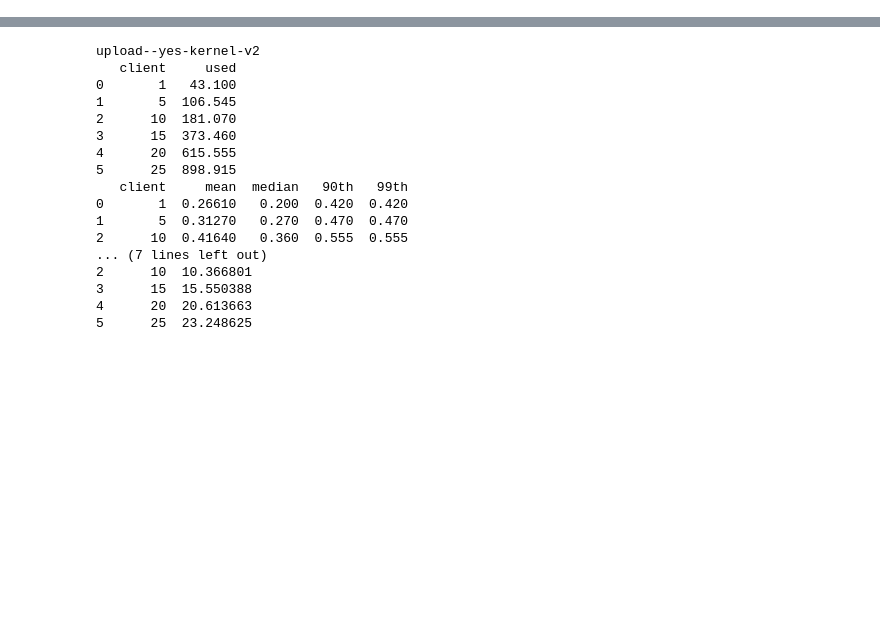
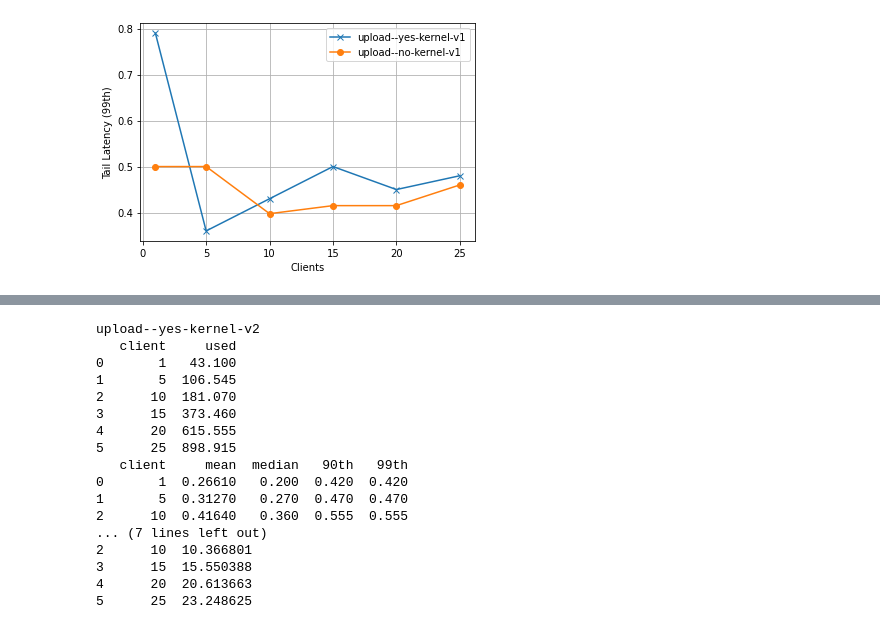
Before and after one commit to cesar237/wireguard-results-analysis, a Jupyter notebook: notebooks/Analysis cryptonce-kernel.ipynb, the cells around one changed output, grey strips where cells are left out. Drawn from its saved outputs; the diff is of its cells as text; code cells hidden in the pictures; blank space fills up the shorter version.

```diff
--- a/notebooks/Analysis cryptonce-kernel.ipynb
+++ b/notebooks/Analysis cryptonce-kernel.ipynb
@@ -271,3 +272,16 @@ list(enumerate(res_dirs))
+# %%
+res_dir = res_dirs[0]
+ms = ['x', 'o', 's']
+df = import_latency(res_dir[0])
+ax = df.plot(x='client', y='99th', ylim=None, grid=True, marker=ms[0],
+            ylabel="Tail Latency (99th)", xlabel="Clients", label=res_dir[1])
+for k, res in enumerate(res_dirs[1:]):
+    df = import_latency(res[0])
+    df.plot(ax=ax, x='client', y='99th', ylim=None, grid=True, marker=ms[k+1],
+            ylabel="Tail Latency (99th)", xlabel="Clients", label=res[1])
+plt.show()
+# %% [output]
+[figure, added]
 # %%
 res_dir = res_dirs[0]
 ms = ['x', 'o', 's']
```
Also changed, not shown: parts of 13 cells of this notebook, 3 other files.
